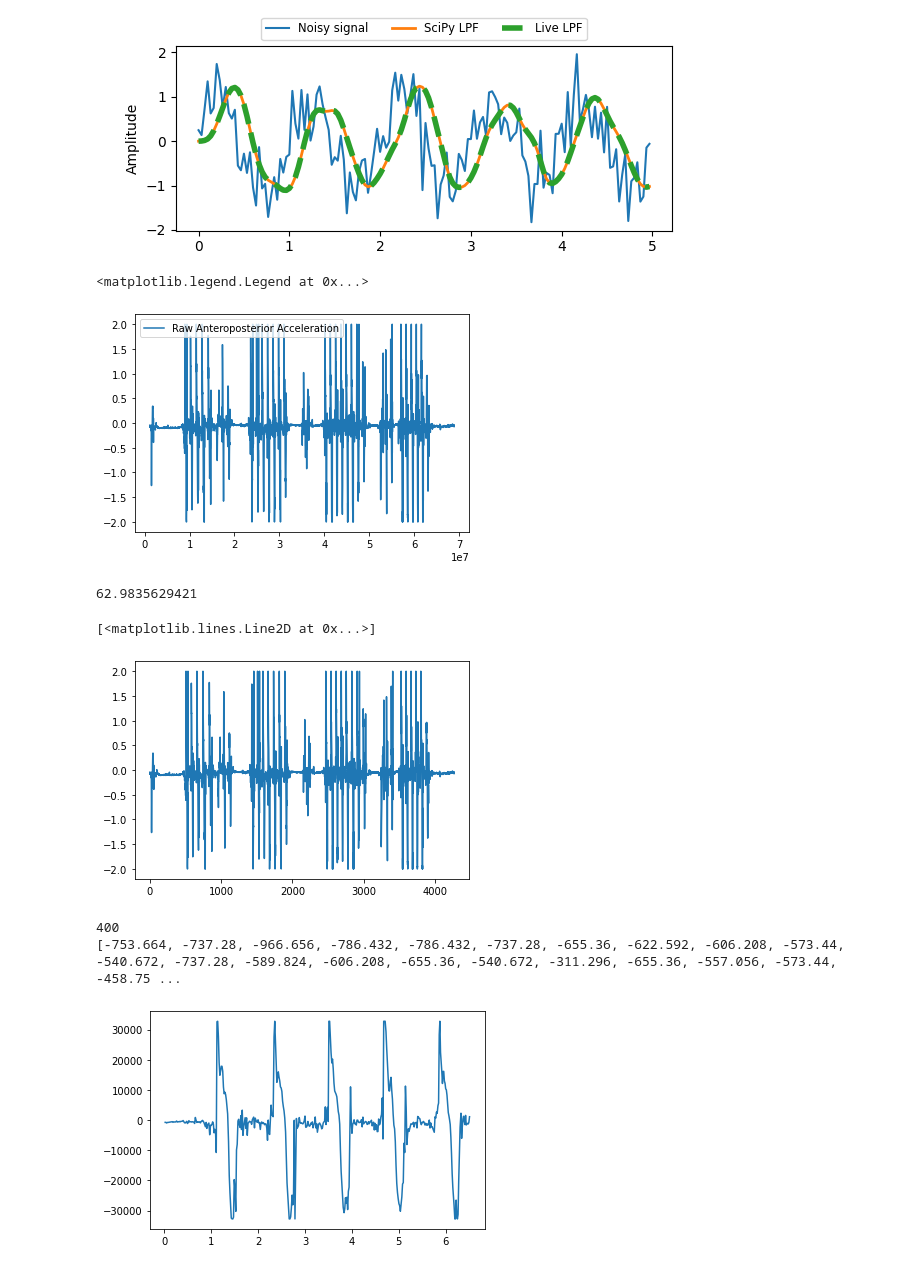
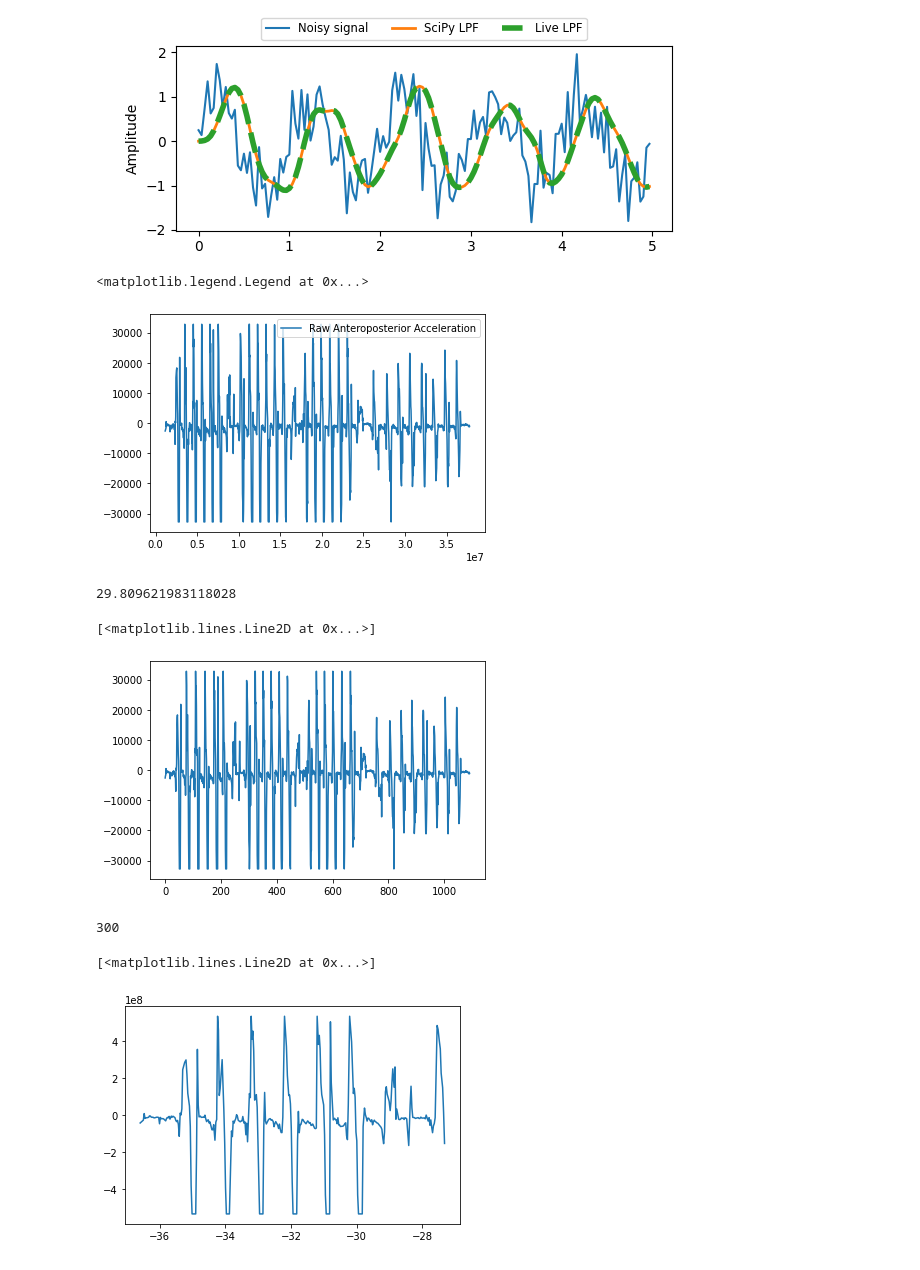
Before and after one commit to andersontruong/GroundSight, a Jupyter notebook: Python/livefilter.ipynb, the cells around one changed output. Saved outputs shown, nothing was run; the diff lists cells and outputs as text; code cells hidden in the pictures.

Commit message:
Medium, Slow, Fast pace data

```diff
--- a/Python/livefilter.ipynb
+++ b/Python/livefilter.ipynb
@@ -68,7 +68,7 @@ Text(0, 0.5, 'Amplitude')
 
 # Real IMU data
 data_str = []
-with open('data.txt', 'r') as f:
+with open('raw.txt', 'r') as f:
     data_str = [line.rstrip('\n').split(',') for line in f.readlines()]
 
 data_split = list(zip(*data_str))
@@ -79,7 +79,7 @@ plt.plot(ts, y_raw, label='Raw Anteroposterior Acceleration')
 plt.legend()
 # %% [output]
 <matplotlib.legend.Legend at 0x...>
-[figure, old version]
+[figure, new version]
 # %%
 # Determine average sampling rate
 freq = 0
@@ -90,7 +90,7 @@ freq /= len(ts[:-1]) * 1.0e6 # Seconds per sample
 freq = 1./freq
 freq
 # %% [output]
-62.9835629421
+29.809621983118028
 # %%
 %matplotlib inline
 
@@ -98,22 +98,22 @@ freq
 plt.plot(range(len(y_raw)), y_raw)
 # %% [output]
 [<matplotlib.lines.Line2D at 0x...>]
-[figure, old version]
+[figure, new version]
 # %%
 %matplotlib inline
 # 2510, 2600 for window 2400, 2800 for 5 steps
-sl_start = 2400
-sl_end = 2800
+sl_start = 0
+sl_end = 300
 sl = slice(sl_start, sl_end) # 1200, 3100
 ts_slice = (ts[sl] - ts[sl_start - 1] )/ 1.0e6
 y_raw_slice = y_raw[sl] * 16384
 print(len(y_raw_slice))
 plt.plot(ts_slice, y_raw_slice)
-print(list(y_raw_slice))
+#print(list(y_raw_slice))
 # %% [output]
-400
-[-753.664, -737.28, -966.656, -786.432, -786.432, -737.28, -655.36, -622.592, -606.208, -573.44, -540.672, -737.28, -589.824, -606.208, -655.36, -540.672, -311.296, -655.36, -557.056, -573.44, -458.75 ...
+300
+[<matplotlib.lines.Line2D at 0x...>]
-[figure, old version]
+[figure, new version]
 # %%
 %matplotlib widget
 
```
Also changed, not shown: parts of 3 cells of this notebook, 8 other files.
